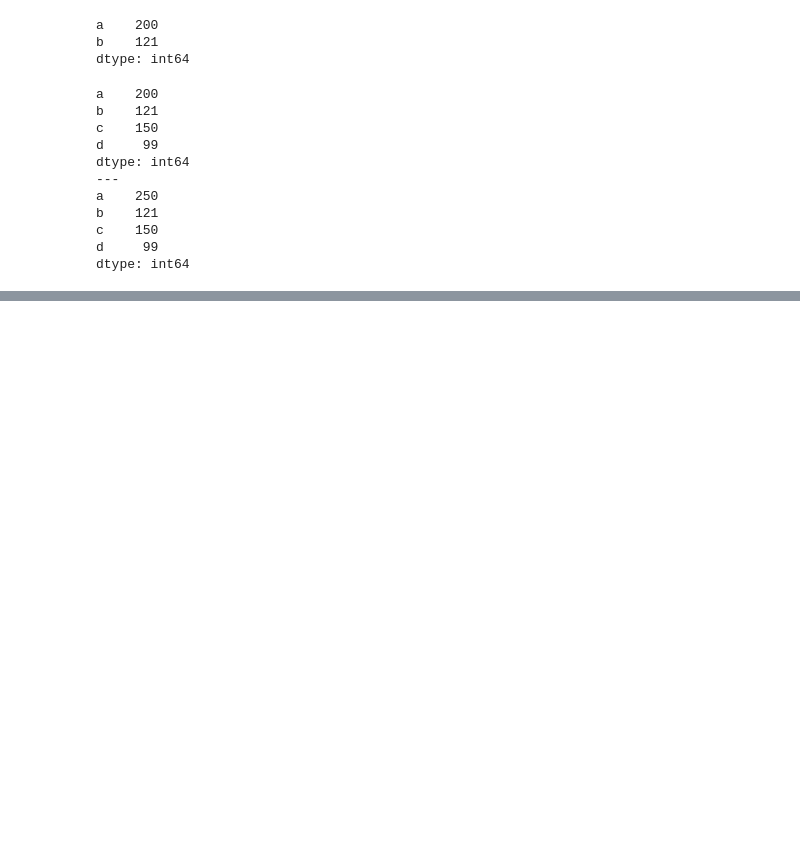
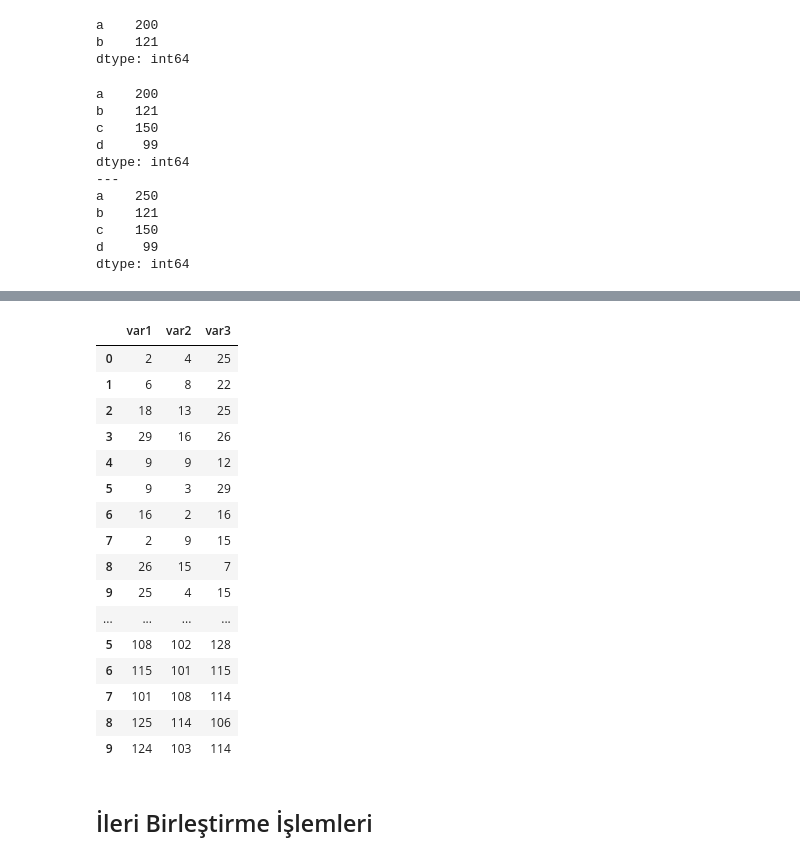
Before and after one commit to erol-berk-iyibozkurt/yetgen-core-python, a Jupyter notebook: 11. Hafta/Eğitim Öncesi Ödevler/Pandas.ipynb, the cells around one changed output, grey strips where cells are left out. Drawn from its saved outputs; the diff is of its cells as text; code cells hidden in the pictures; blank space fills up the shorter version.

```diff
--- a/11. Hafta/Eğitim Öncesi Ödevler/Pandas.ipynb
+++ b/11. Hafta/Eğitim Öncesi Ödevler/Pandas.ipynb
@@ -193,0 +555,23 @@ dtype: int64
+# %%
+df2.columns = ["var1","var2","var3"]
+pd.concat([df,df2], join = "inner")
+# %% [output]
+|  | var1 | var2 | var3 |
+| 0 | 2 | 4 | 25 |
+| 1 | 6 | 8 | 22 |
+| 2 | 18 | 13 | 25 |
+| 3 | 29 | 16 | 26 |
+| 4 | 9 | 9 | 12 |
+| 5 | 9 | 3 | 29 |
+| 6 | 16 | 2 | 16 |
+| 7 | 2 | 9 | 15 |
+| 8 | 26 | 15 | 7 |
+| 9 | 25 | 4 | 15 |
+| ... | ... | ... | ... |
+| 5 | 108 | 102 | 128 |
+| 6 | 115 | 101 | 115 |
+| 7 | 101 | 108 | 114 |
+| 8 | 125 | 114 | 106 |
+| 9 | 124 | 103 | 114 |
+# %% [markdown]
+## İleri Birleştirme İşlemleri
```
Also changed, not shown: parts of 74 cells of this notebook, 1 other file.
